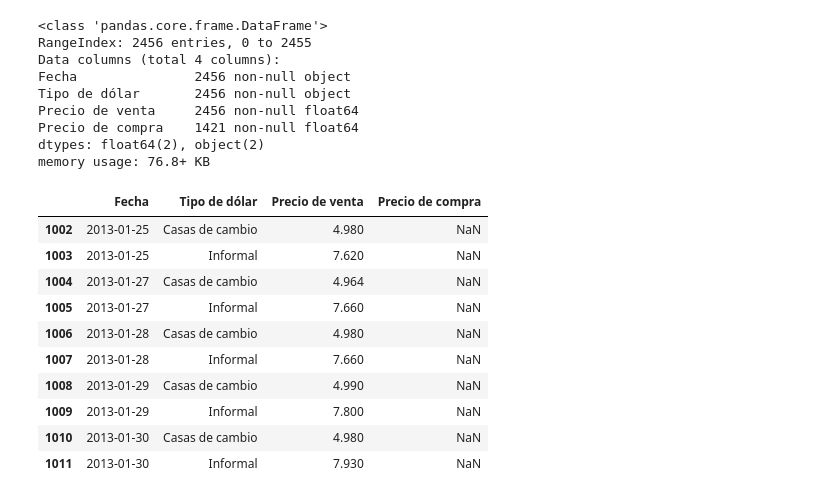
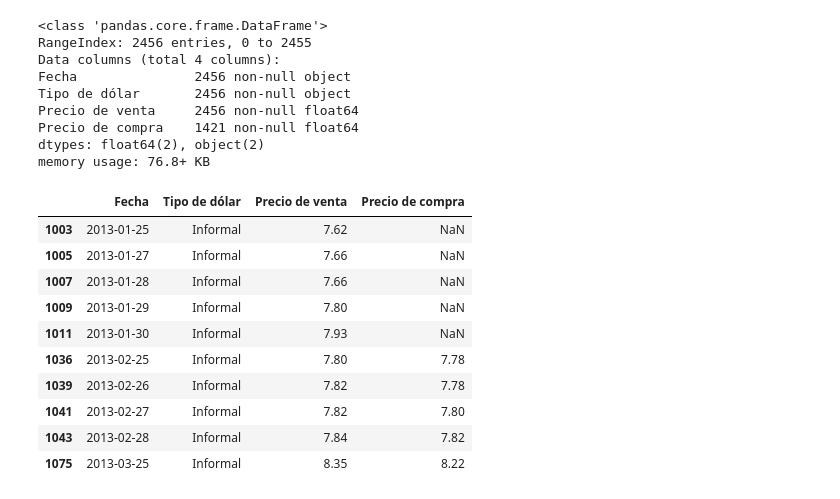
Before and after one commit to DanielMankowski/Data-Scients, a Jupyter notebook: TP 1.ipynb, the cells around one changed output. Saved outputs shown, nothing was run; the diff lists cells and outputs as text; code cells hidden in the pictures.

Commit message:
Dataset con dolar

```diff
--- a/TP 1.ipynb
+++ b/TP 1.ipynb
@@ -524,16 +524,18 @@ fecha_1 = dt.datetime(2013, 1, 1).strftime("%d/%m/%y")
 evol_dolar = evol_dolar[evol_dolar['Fecha'] > fecha_1]
 evol_dolar["Fecha"]=pd.to_datetime(evol_dolar["Fecha"])
 evol_dolar = evol_dolar[evol_dolar['Fecha'] > '2013/01/01']
-evol_dolar.head(10)
-# %% [output]
-|  | Fecha | Tipo de dólar | Precio de venta | Precio de compra |
-| 1002 | 2013-01-25 | Casas de cambio | 4.980 | NaN |
-| 1003 | 2013-01-25 | Informal | 7.620 | NaN |
-| 1004 | 2013-01-27 | Casas de cambio | 4.964 | NaN |
-| 1005 | 2013-01-27 | Informal | 7.660 | NaN |
-| 1006 | 2013-01-28 | Casas de cambio | 4.980 | NaN |
-| 1007 | 2013-01-28 | Informal | 7.660 | NaN |
-| 1008 | 2013-01-29 | Casas de cambio | 4.990 | NaN |
-| 1009 | 2013-01-29 | Informal | 7.800 | NaN |
-| 1010 | 2013-01-30 | Casas de cambio | 4.980 | NaN |
-| 1011 | 2013-01-30 | Informal | 7.930 | NaN |
+# %%
+evol_dolar_inf = evol_dolar[evol_dolar['Tipo de d\xc3\xb3lar'] == 'Informal']
+evol_dolar_inf.head(10)
+# %% [output]
+|  | Fecha | Tipo de dólar | Precio de venta | Precio de compra |
+| 1003 | 2013-01-25 | Informal | 7.62 | NaN |
+| 1005 | 2013-01-27 | Informal | 7.66 | NaN |
+| 1007 | 2013-01-28 | Informal | 7.66 | NaN |
+| 1009 | 2013-01-29 | Informal | 7.80 | NaN |
+| 1011 | 2013-01-30 | Informal | 7.93 | NaN |
+| 1036 | 2013-02-25 | Informal | 7.80 | 7.78 |
+| 1039 | 2013-02-26 | Informal | 7.82 | 7.78 |
+| 1041 | 2013-02-27 | Informal | 7.82 | 7.80 |
+| 1043 | 2013-02-28 | Informal | 7.84 | 7.82 |
+| 1075 | 2013-03-25 | Informal | 8.35 | 8.22 |
```
Also changed, not shown: parts of 1 cell of this notebook.
